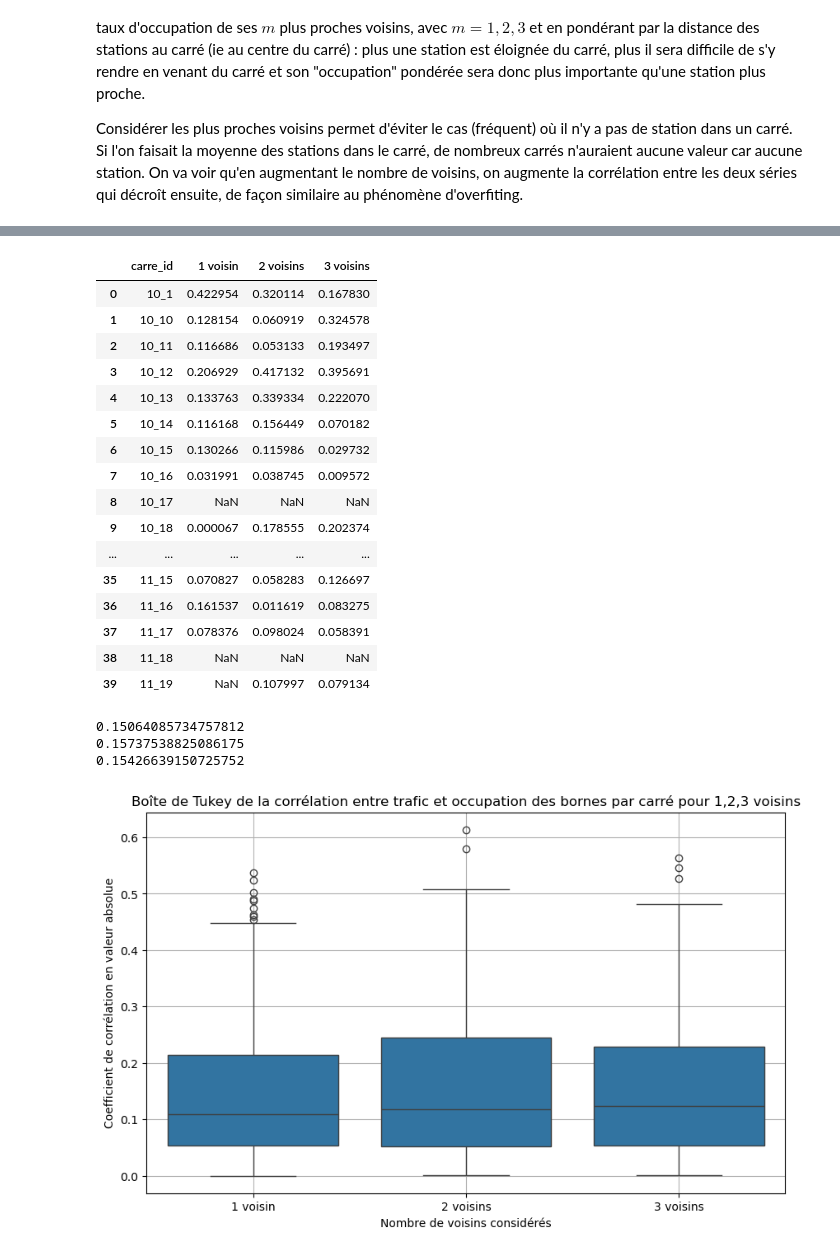
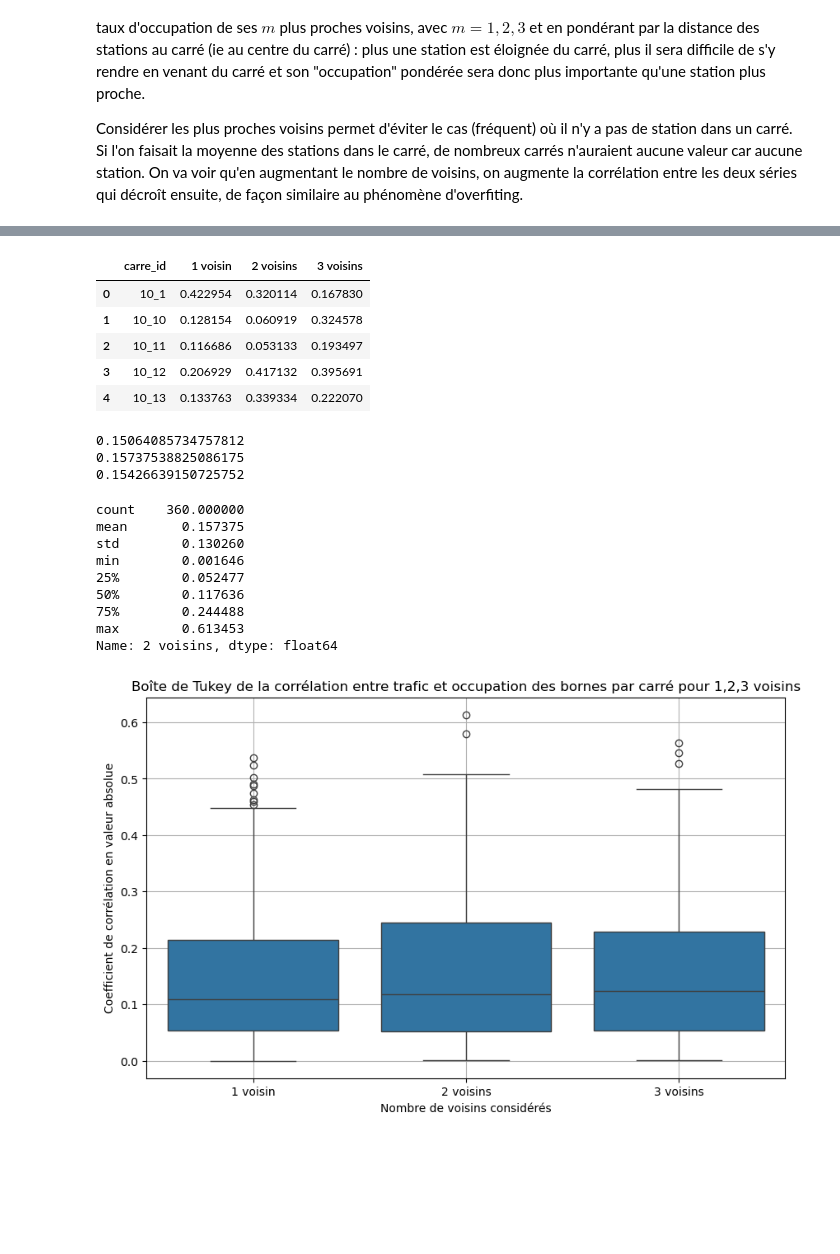
Before and after one commit to dantruski/Projet-Python-DS-Belib, a Jupyter notebook: main.ipynb, the cells around one changed output, grey strips where cells are left out. Saved outputs shown, nothing was run; the diff lists cells and outputs as text; code cells hidden in the pictures; blank space fills up the shorter version.

```diff
--- a/main.ipynb
+++ b/main.ipynb
@@ -329,17 +299,7 @@ df_final.head(20)
 # %%
-#on abandonne les carrés où moyenne_k vaut toujours 0
+#On abandonne les carrés où moyenne_k vaut toujours 0
 carres_nuls = df_final.groupby('carre_id')['moyenne_k'].apply(lambda x: (x == 0).all())
-#print(carres_nuls)
-num_true_values = carres_nuls.sum()
-print(num_true_values)
-'''
-# Step 2: Get the list of carre_id that need to be dropped
+print('Il y a {} carrés où moyenne_k vaut toujours 0'.format(carres_nuls.sum()))
 carres_nuls = carres_nuls[carres_nuls].index
-
-# Step 3: Filter the DataFrame to keep only those rows where carre_id is not in the drop list
-df_final_filtered = df_final[~df_final['carre_id'].isin(carres_nuls)]
-
-# Display the filtered DataFrame
-print(df_final_filtered)
-'''
+df_final_filtre = df_final[~df_final['carre_id'].isin(carres_nuls)] #on enlève les carrés nuls
 # %% [output]
@@ -348,32 +309,29 @@ print(df_final_filtered)
 # %%
-from scipy.stats import pearsonr
-
-
 
 def pearson_1vois(group):
-    if len(group) > 1:  # Need at least two data points to compute correlation
+    if len(group) > 1:  #il faut au moins 2 points pour calculer une corrélation
         correlation, _ = pearsonr(group['occup_moy_1'], group['moyenne_k'])
         return abs(correlation)
     else:
-        return None  # Not enough data to compute correlation
+        return None
 
 def pearson_2vois(group):
-    if len(group) > 1:  # Need at least two data points to compute correlation
+    if len(group) > 1:
         correlation, _ = pearsonr(group['occup_moy_2'], group['moyenne_k'])
         return abs(correlation)
     else:
-        return None  # Not enough data to compute correlation
+        return None
 
 def pearson_3vois(group):
-    if len(group) > 1:  # Need at least two data points to compute correlation
+    if len(group) > 1:
         correlation, _ = pearsonr(group['occup_moy_3'], group['moyenne_k'])
         return abs(correlation)
     else:
-        return None  # Not enough data to compute correlation
+        return None
 
-correlation_1 = df_final.groupby('carre_id').apply(pearson_1vois).reset_index(name='1 voisin')
-correlation_2 = df_final.groupby('carre_id').apply(pearson_2vois).reset_index(name='2 voisins')
-correlation_3 = df_final.groupby('carre_id').apply(pearson_3vois).reset_index(name='3 voisins')
+correlation_1 = df_final_filtre.groupby('carre_id').apply(pearson_1vois).reset_index(name='1 voisin')
+correlation_2 = df_final_filtre.groupby('carre_id').apply(pearson_2vois).reset_index(name='2 voisins')
+correlation_3 = df_final_filtre.groupby('carre_id').apply(pearson_3vois).reset_index(name='3 voisins')
 
-# Merge the results into a single DataFrame
+
 correlation_df = correlation_1.merge(correlation_2, on='carre_id', how='outer').merge(correlation_3, on='carre_id', how='outer')
@@ -380,31 +342,30 @@ correlation_df = correlation_1.merge(correlation_2, on='carre_id', how='outer').
 # %%
-correlation_df.head(40)
+correlation_df.head()
 # %% [output]
 |  | carre_id | 1 voisin | 2 voisins | 3 voisins |
 | 0 | 10_1 | 0.422954 | 0.320114 | 0.167830 |
 | 1 | 10_10 | 0.128154 | 0.060919 | 0.324578 |
 | 2 | 10_11 | 0.116686 | 0.053133 | 0.193497 |
 | 3 | 10_12 | 0.206929 | 0.417132 | 0.395691 |
 | 4 | 10_13 | 0.133763 | 0.339334 | 0.222070 |
-| 5 | 10_14 | 0.116168 | 0.156449 | 0.070182 |
-| 6 | 10_15 | 0.130266 | 0.115986 | 0.029732 |
-| 7 | 10_16 | 0.031991 | 0.038745 | 0.009572 |
-| 8 | 10_17 | NaN | NaN | NaN |
-| 9 | 10_18 | 0.000067 | 0.178555 | 0.202374 |
-| ... | ... | ... | ... | ... |
-| 35 | 11_15 | 0.070827 | 0.058283 | 0.126697 |
-| 36 | 11_16 | 0.161537 | 0.011619 | 0.083275 |
-| 37 | 11_17 | 0.078376 | 0.098024 | 0.058391 |
-| 38 | 11_18 | NaN | NaN | NaN |
-| 39 | 11_19 | NaN | 0.107997 | 0.079134 |
 # %%
 print(correlation_df['1 voisin'].mean())
 print(correlation_df['2 voisins'].mean())
 print(correlation_df['3 voisins'].mean())
+correlation_df['2 voisins'].describe()
 # %% [output]
 0.15064085734757812
 0.15737538825086175
 0.15426639150725752
+count    360.000000
+mean       0.157375
+std        0.130260
+min        0.001646
+25%        0.052477
+50%        0.117636
+75%        0.244488
+max        0.613453
+Name: 2 voisins, dtype: float64
 # %%
 import seaborn as sns
 
```
Also changed, not shown: parts of 15 cells of this notebook, 3 other files.
